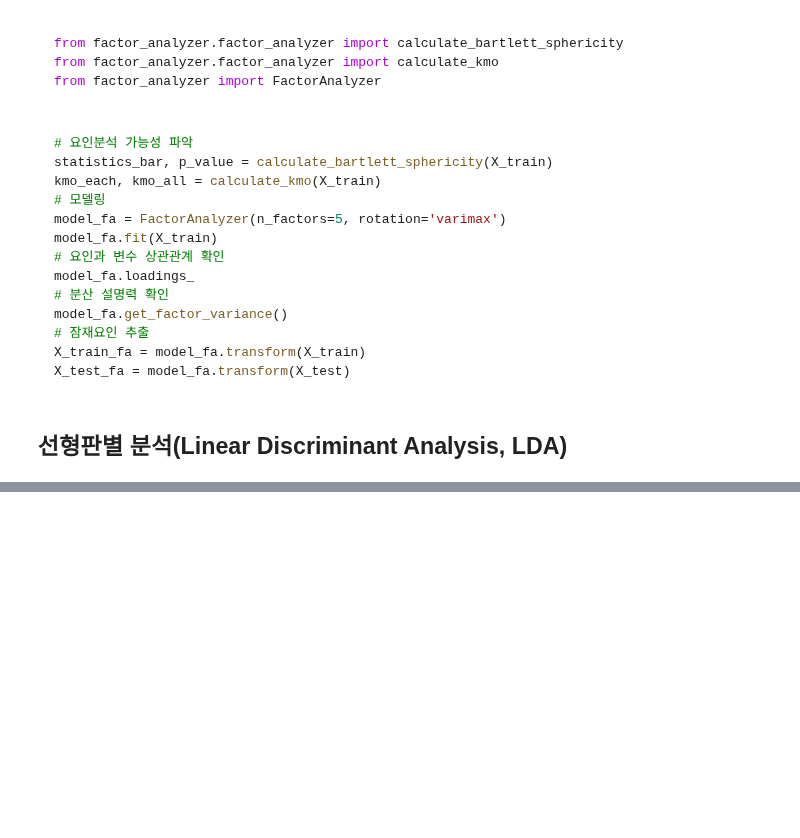
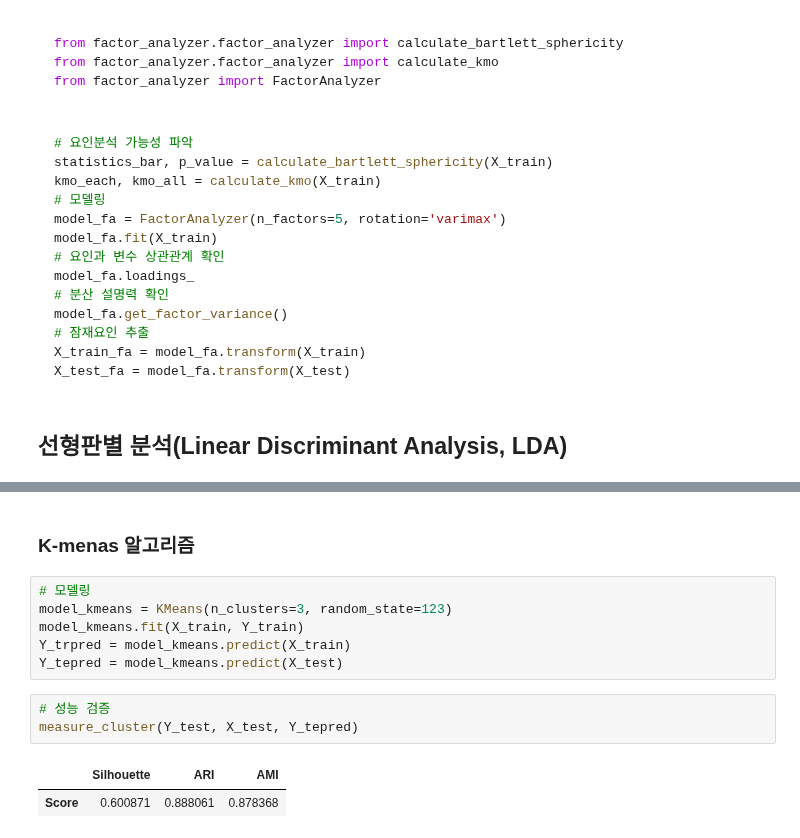
Before and after one commit to ahn283/finance, a Jupyter notebook: machine_learning/unsupervised.ipynb, the cells around one changed output, grey strips where cells are left out. Cells and saved outputs as stored; diff of their text form; blank space fills up the shorter version.

```diff
--- a/machine_learning/unsupervised.ipynb
+++ b/machine_learning/unsupervised.ipynb
@@ -810,0 +1090,14 @@ X_test_fa = model_fa.transform(X_test)
+# %% [markdown]
+### K-menas 알고리즘
+# %%
+# 모델링
+model_kmeans = KMeans(n_clusters=3, random_state=123)
+model_kmeans.fit(X_train, Y_train)
+Y_trpred = model_kmeans.predict(X_train)
+Y_tepred = model_kmeans.predict(X_test)
+# %%
+# 성능 검증
+measure_cluster(Y_test, X_test, Y_tepred)
+# %% [output]
+|  | Silhouette | ARI | AMI |
+| Score | 0.600871 | 0.888061 | 0.878368 |
```
Also changed, not shown: parts of 18 cells of this notebook, 2 other files.
